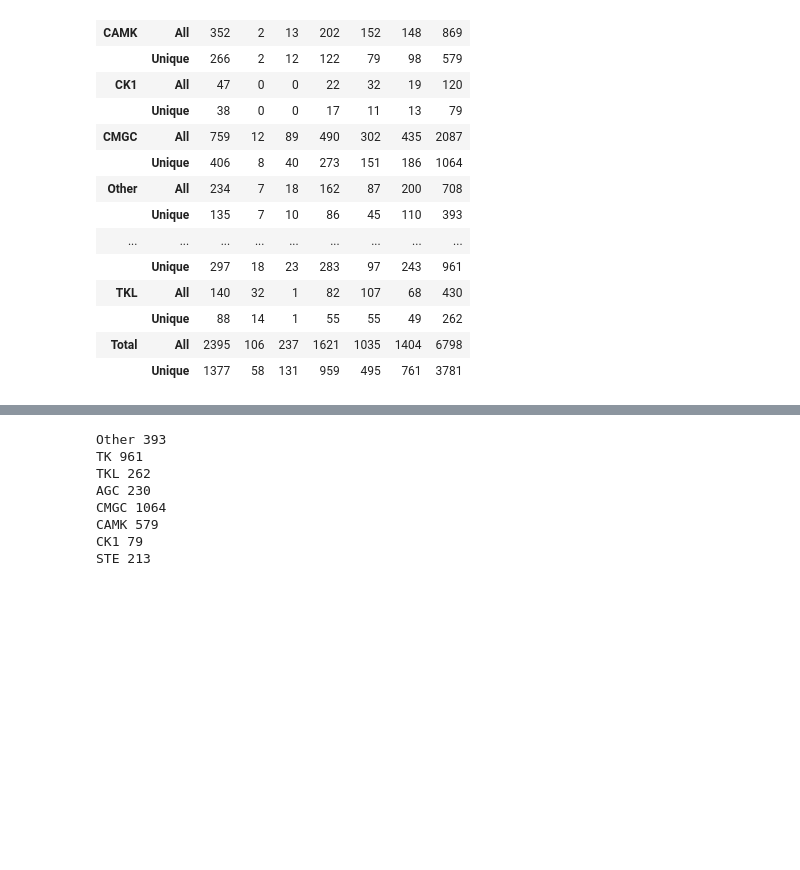
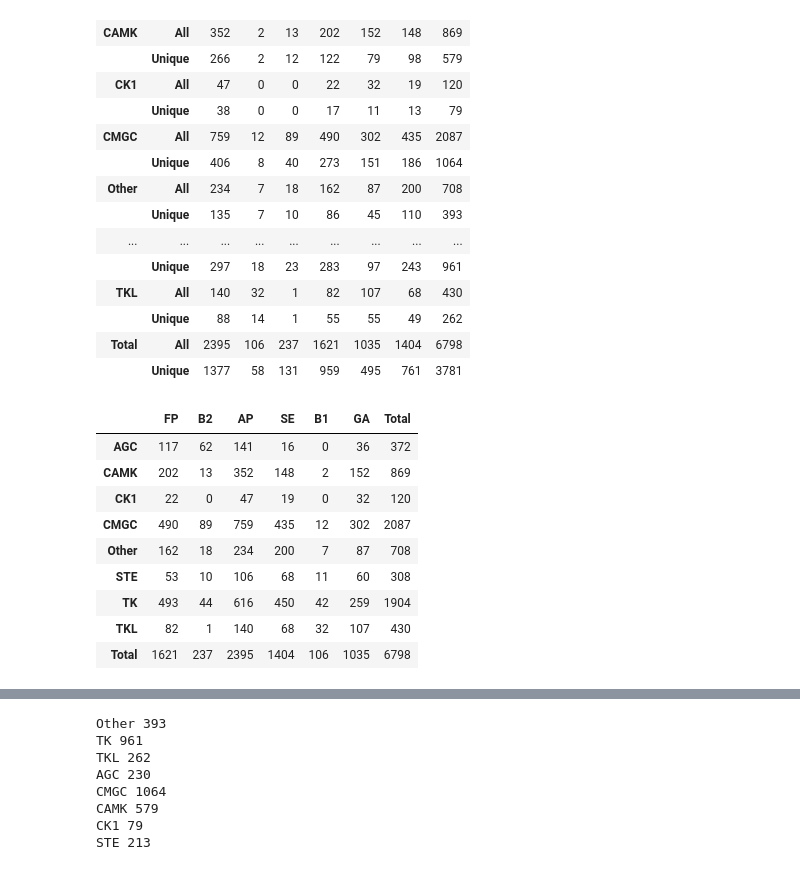
Before and after one commit to volkamerlab/KinaseFocusedFragmentLibrary, a Jupyter notebook: analysis/kinase_coverage.ipynb, the cells around one changed output, grey strips where cells are left out. Drawn from its saved outputs; the diff is of its cells as text; code cells hidden in the pictures; blank space fills up the shorter version.

```diff
--- a/analysis/kinase_coverage.ipynb
+++ b/analysis/kinase_coverage.ipynb
@@ -142,3 +143,16 @@ df_n_frags.stack(0)
 |  | Unique | 88 | 14 | 1 | 55 | 55 | 49 | 262 |
 | Total | All | 2395 | 106 | 237 | 1621 | 1035 | 1404 | 6798 |
 |  | Unique | 1377 | 58 | 131 | 959 | 495 | 761 | 3781 |
+# %%
+n_frags
+# %% [output]
+|  | FP | B2 | AP | SE | B1 | GA | Total |
+| AGC | 117 | 62 | 141 | 16 | 0 | 36 | 372 |
+| CAMK | 202 | 13 | 352 | 148 | 2 | 152 | 869 |
+| CK1 | 22 | 0 | 47 | 19 | 0 | 32 | 120 |
+| CMGC | 490 | 89 | 759 | 435 | 12 | 302 | 2087 |
+| Other | 162 | 18 | 234 | 200 | 7 | 87 | 708 |
+| STE | 53 | 10 | 106 | 68 | 11 | 60 | 308 |
+| TK | 493 | 44 | 616 | 450 | 42 | 259 | 1904 |
+| TKL | 82 | 1 | 140 | 68 | 32 | 107 | 430 |
+| Total | 1621 | 237 | 2395 | 1404 | 106 | 1035 | 6798 |
```
Also changed, not shown: parts of 2 cells of this notebook, 2 other files.
